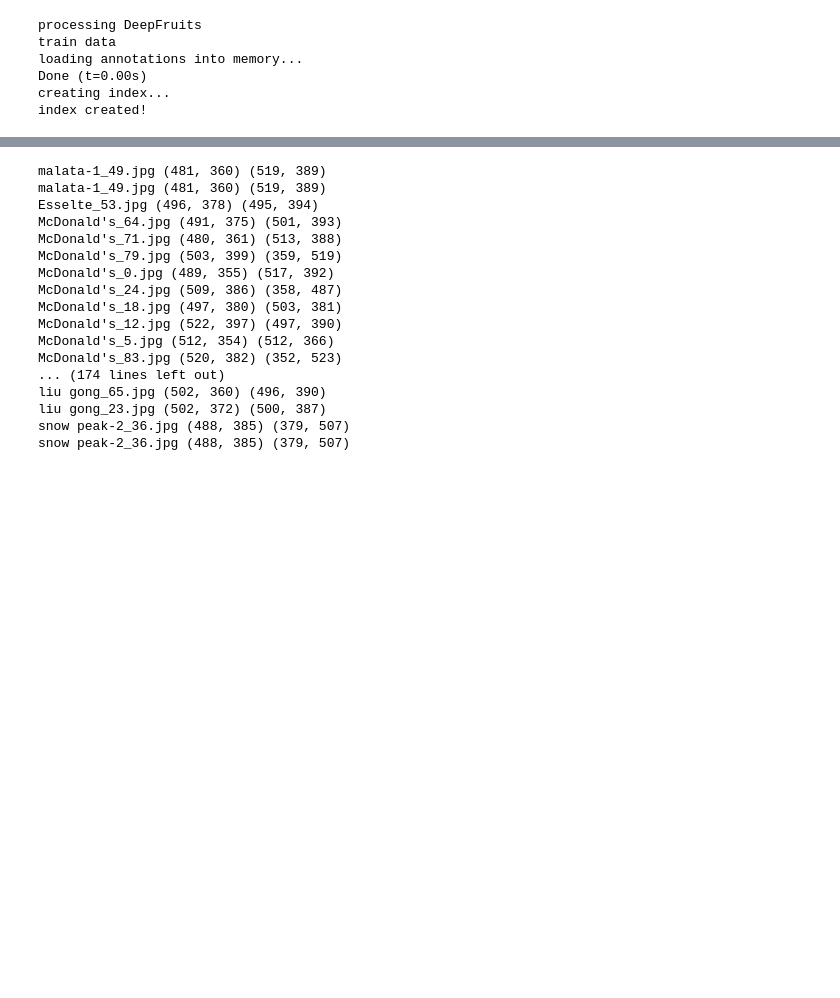
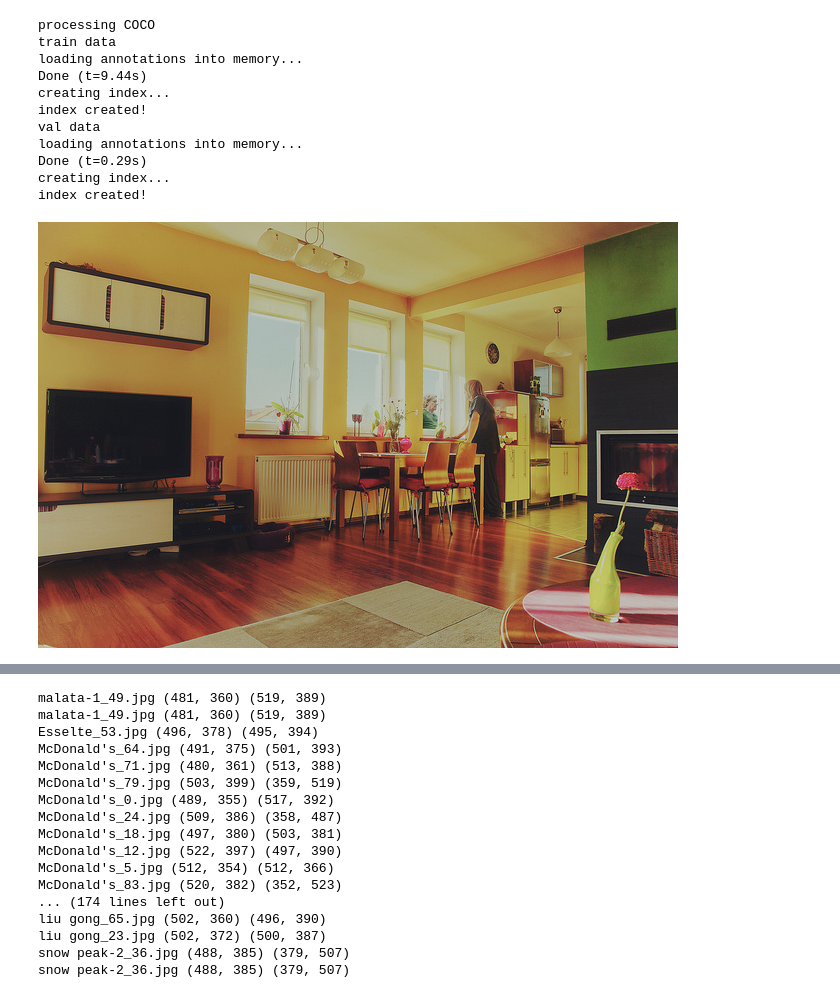
Before and after one commit to HichTala/COCO_dataset_transformations, a Jupyter notebook: notebooks/sandbox_detectron.ipynb, the cells around one changed output, grey strips where cells are left out. Saved outputs shown, nothing was run; the diff lists cells and outputs as text; code cells hidden in the pictures; blank space fills up the shorter version.

```diff
--- a/notebooks/sandbox_detectron.ipynb
+++ b/notebooks/sandbox_detectron.ipynb
@@ -7,11 +7,25 @@ from resnet import ResNet
 from super_pycocotools.coco import SuperCOCO
 # %%
-super_ann_file = './datasets.json'
+super_ann_file = '../datasets.json'
 coco = SuperCOCO(super_ann_file)
 # %% [output]
-processing DeepFruits
+processing COCO
 train data
 loading annotations into memory...
-Done (t=0.00s)
+Done (t=9.44s)
 creating index...
 index created!
+val data
+loading annotations into memory...
+Done (t=0.29s)
+creating index...
+index created!
+# %%
+im = coco.COCO.val.loadImgs(139)[0]
+data_dir = coco.COCO.infos['root']
+data_type = 'val2017'
+image_path = '{}/{}/{}'.format(data_dir, data_type, im['file_name'])
+image = Image.open(image_path)
+image
+# %% [output]
+[figure, added]
```
Also changed, not shown: parts of 8 cells of this notebook, 3 other files.
